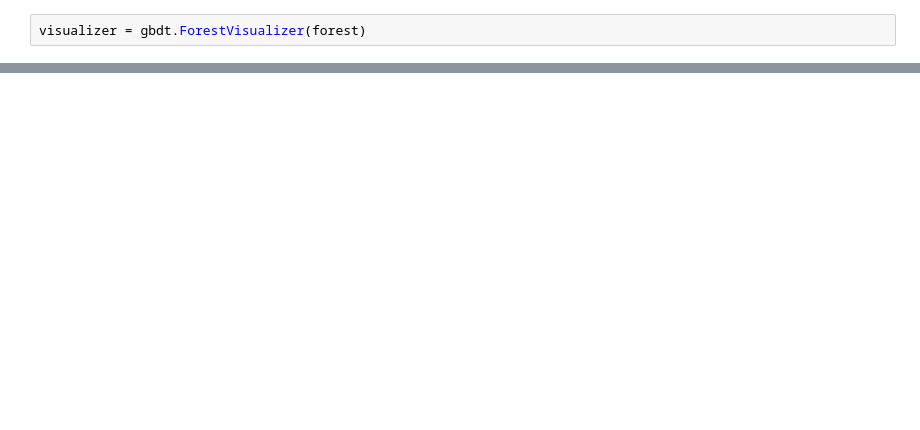
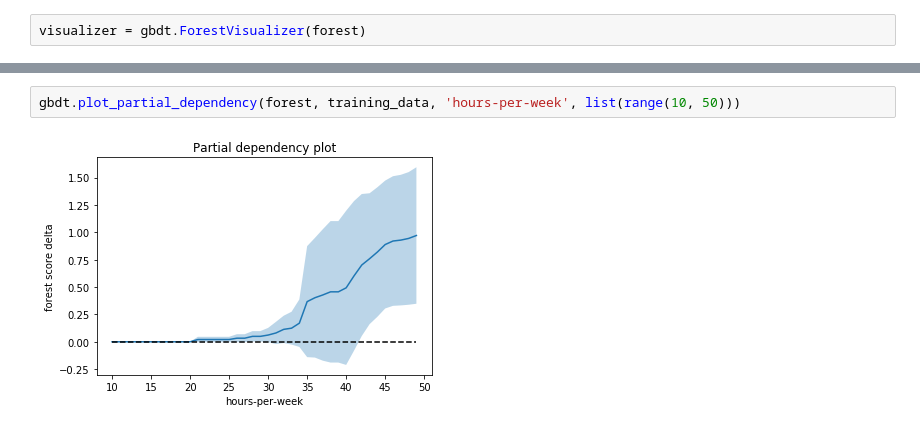
Before and after one commit to yarny/gbdt, a Jupyter notebook: examples/adult/example.ipynb, the cells around one changed output, grey strips where cells are left out. Saved outputs shown, nothing was run; the diff lists cells and outputs as text; blank space fills up the shorter version.

Commit message:
Fixed bugs in partial dependency plot

```diff
--- a/examples/adult/example.ipynb
+++ b/examples/adult/example.ipynb
@@ -63,3 +89,7 @@ visualizer = gbdt.ForestVisualizer(forest)
 visualizer.visualize_tree(1)
 # %% [output]
 [drawing not drawn]
+# %%
+gbdt.plot_partial_dependency(forest, training_data, 'hours-per-week', list(range(10, 50)))
+# %% [output]
+[figure, added]
```
Also changed, not shown: parts of 5 cells of this notebook, 3 other files.
